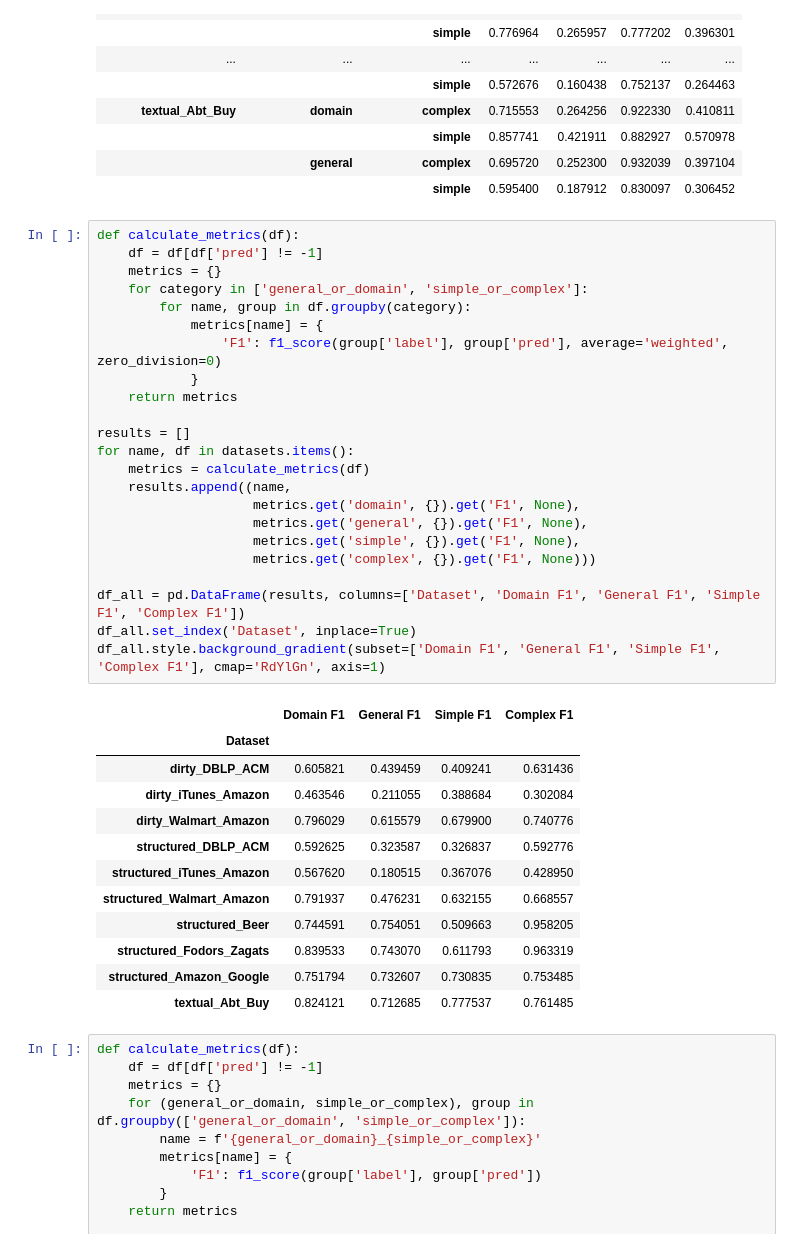
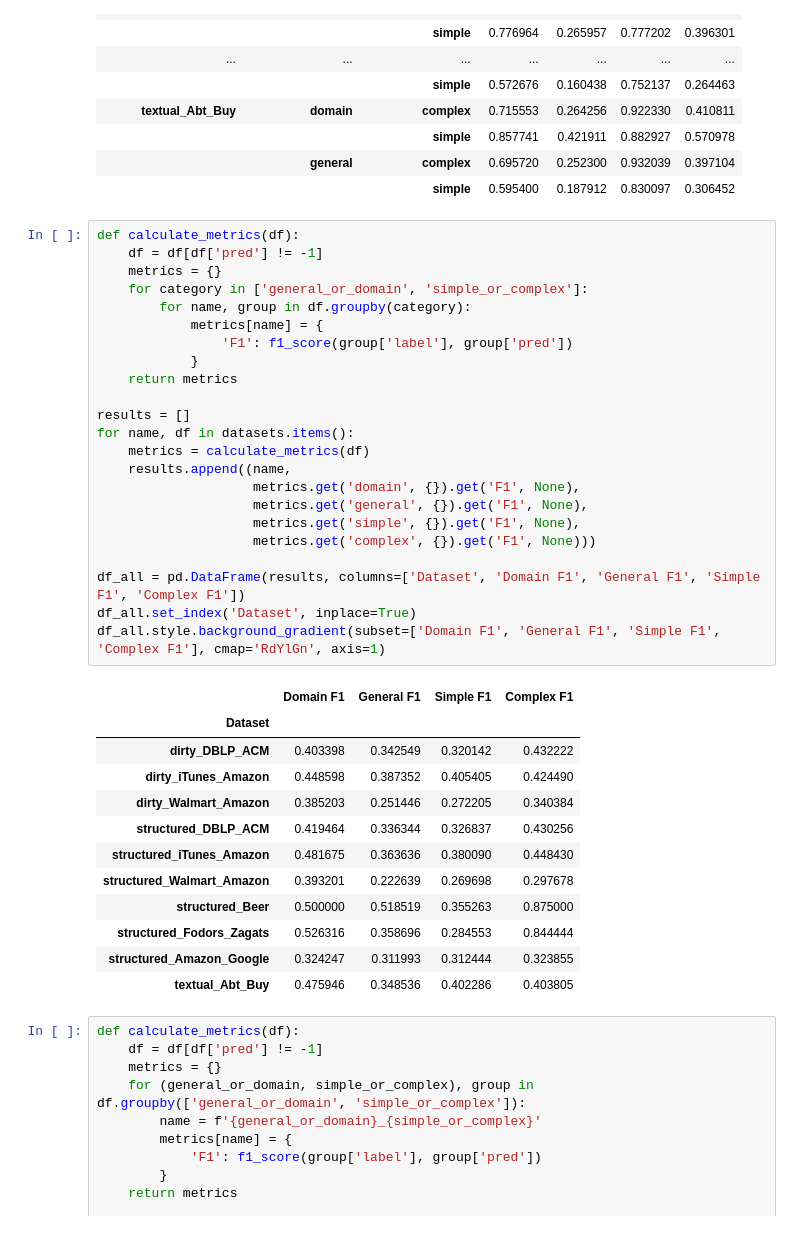
Before and after one commit to carlhelin/major-project, a Jupyter notebook: generative/llama3_eval.ipynb, the cells around one changed output. Drawn from its saved outputs; the diff is of its cells as text.

```diff
--- a/generative/llama3_eval.ipynb
+++ b/generative/llama3_eval.ipynb
@@ -86,39 +86,39 @@ df_all.style.background_gradient(subset=['Accuracy', 'Precision', 'Recall', 'F1'
 # %%
 def calculate_metrics(df):
     df = df[df['pred'] != -1]
     metrics = {}
     for category in ['general_or_domain', 'simple_or_complex']:
         for name, group in df.groupby(category):
             metrics[name] = {
-                'F1': f1_score(group['label'], group['pred'], average='weighted', zero_division=0)
+                'F1': f1_score(group['label'], group['pred'])
             }
     return metrics
 
 results = []
 for name, df in datasets.items():
     metrics = calculate_metrics(df)
     results.append((name,
                     metrics.get('domain', {}).get('F1', None),
                     metrics.get('general', {}).get('F1', None),
                     metrics.get('simple', {}).get('F1', None),
                     metrics.get('complex', {}).get('F1', None)))
 
 df_all = pd.DataFrame(results, columns=['Dataset', 'Domain F1', 'General F1', 'Simple F1', 'Complex F1'])
 df_all.set_index('Dataset', inplace=True)
 df_all.style.background_gradient(subset=['Domain F1', 'General F1', 'Simple F1', 'Complex F1'], cmap='RdYlGn', axis=1)
 # %% [output]
 |  | Domain F1 | General F1 | Simple F1 | Complex F1 |
 | Dataset |  |  |  |  |
-| dirty_DBLP_ACM | 0.605821 | 0.439459 | 0.409241 | 0.631436 |
-| dirty_iTunes_Amazon | 0.463546 | 0.211055 | 0.388684 | 0.302084 |
-| dirty_Walmart_Amazon | 0.796029 | 0.615579 | 0.679900 | 0.740776 |
-| structured_DBLP_ACM | 0.592625 | 0.323587 | 0.326837 | 0.592776 |
-| structured_iTunes_Amazon | 0.567620 | 0.180515 | 0.367076 | 0.428950 |
-| structured_Walmart_Amazon | 0.791937 | 0.476231 | 0.632155 | 0.668557 |
-| structured_Beer | 0.744591 | 0.754051 | 0.509663 | 0.958205 |
-| structured_Fodors_Zagats | 0.839533 | 0.743070 | 0.611793 | 0.963319 |
-| structured_Amazon_Google | 0.751794 | 0.732607 | 0.730835 | 0.753485 |
-| textual_Abt_Buy | 0.824121 | 0.712685 | 0.777537 | 0.761485 |
+| dirty_DBLP_ACM | 0.403398 | 0.342549 | 0.320142 | 0.432222 |
+| dirty_iTunes_Amazon | 0.448598 | 0.387352 | 0.405405 | 0.424490 |
+| dirty_Walmart_Amazon | 0.385203 | 0.251446 | 0.272205 | 0.340384 |
+| structured_DBLP_ACM | 0.419464 | 0.336344 | 0.326837 | 0.430256 |
+| structured_iTunes_Amazon | 0.481675 | 0.363636 | 0.380090 | 0.448430 |
+| structured_Walmart_Amazon | 0.393201 | 0.222639 | 0.269698 | 0.297678 |
+| structured_Beer | 0.500000 | 0.518519 | 0.355263 | 0.875000 |
+| structured_Fodors_Zagats | 0.526316 | 0.358696 | 0.284553 | 0.844444 |
+| structured_Amazon_Google | 0.324247 | 0.311993 | 0.312444 | 0.323855 |
+| textual_Abt_Buy | 0.475946 | 0.348536 | 0.402286 | 0.403805 |
 # %%
 def calculate_metrics(df):
     df = df[df['pred'] != -1]
```
